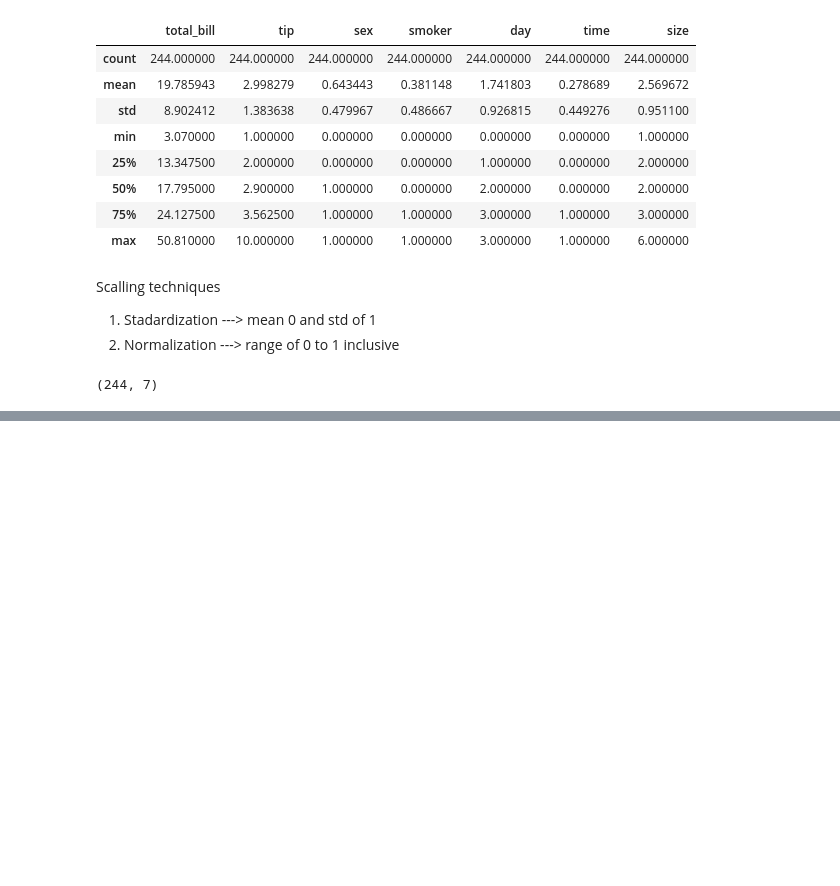
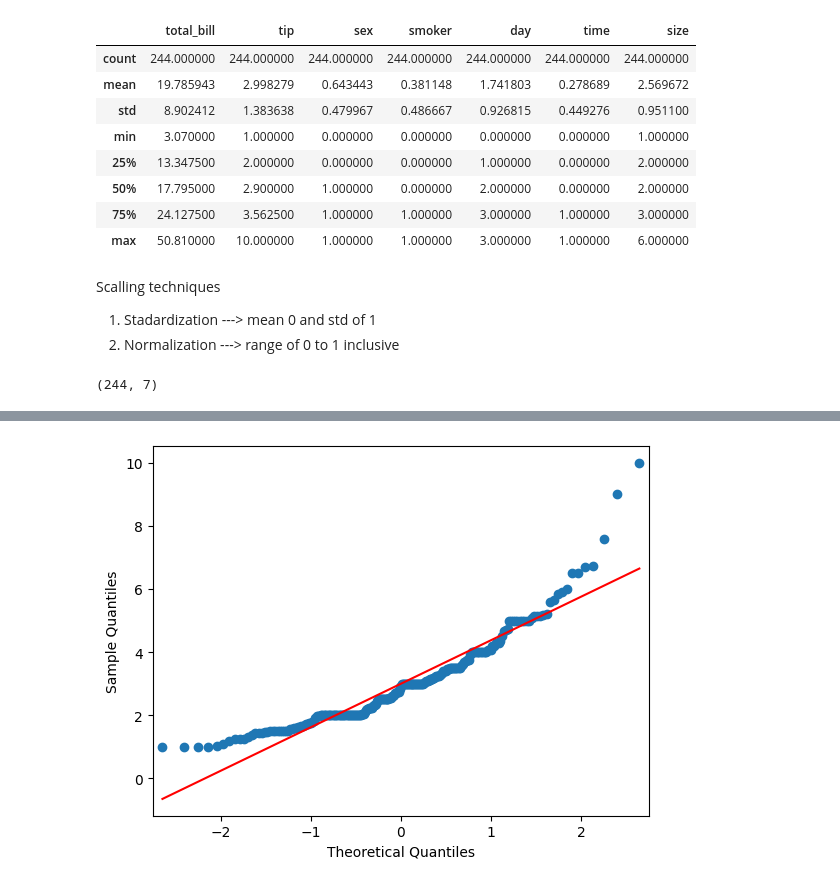
Before and after one commit to Gopi-13-svg/PYTHO, a Jupyter notebook: day_AD.ipynb, the cells around one changed output, grey strips where cells are left out. Drawn from its saved outputs; the diff is of its cells as text; code cells hidden in the pictures; blank space fills up the shorter version.

```diff
--- a/day_AD.ipynb
+++ b/day_AD.ipynb
@@ -172,0 +250,6 @@ scale_df
+# %%
+import statsmodels.api as sm
+sm.qqplot(df['tip'],line='s')
+plt.show()
+# %% [output]
+[figure, added]
```
Also changed, not shown: parts of 10 cells of this notebook.
